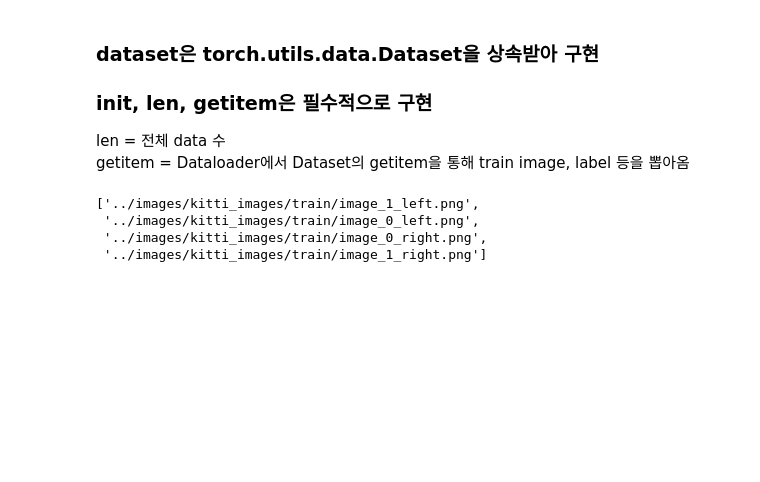
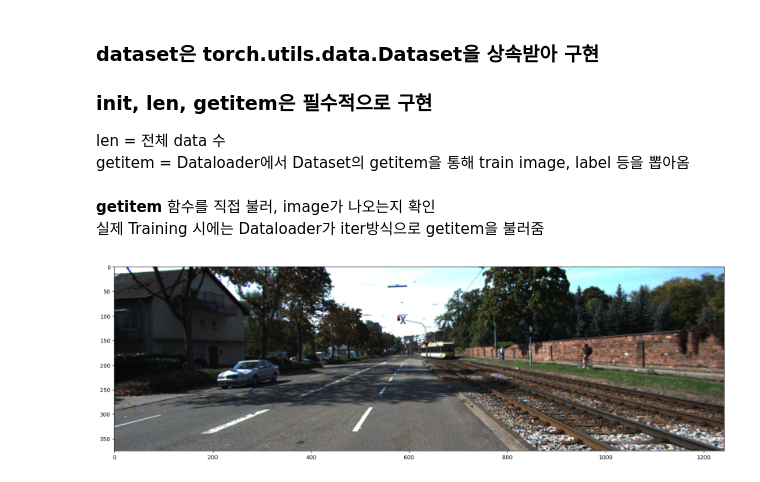
Before and after one commit to Shinsungjun/Code_Seminar, a Jupyter notebook: 1.Data_Loader/DataSet.ipynb, the cells around one changed output. Saved outputs shown, nothing was run; the diff lists cells and outputs as text; code cells hidden in the pictures; blank space fills up the shorter version.

Commit message:
fix dataset

```diff
--- a/1.Data_Loader/DataSet.ipynb
+++ b/1.Data_Loader/DataSet.ipynb
@@ -32,20 +33,41 @@ class DataSet(data.Dataset):
         assert len(self.files) is not 0, f'There are no images in path {self.image_path}'
 
         # Augmentation
-        #self.transform =
+        self.transform = None
 
     def __len__(self):
         return len(self.files)
 
-    def __getitem__(self):
+    def __getitem__(self, index): #!반드시 getitem의 args에는 index가 있음 Dataloader에서 알아서 넘기고 getitem 함수를 실행시켜, image, target을 가져옴
         #TODO: Load Image from file list (self.files), Data Augmentation, Label Load
-        pass
+        img, label = self.pull_item(index)
+
+        #* Need To  Do Transform To Tensor, Data Augmentation, Convert label to right format
+        if self.transform is not None:
+            img, label = self.transform(img, label)
+
+        return img, label
+
+    def pull_item(self, index):
+        img_path = self.files[index]
+        gt_path = img_path.replace('train', 'label') #! directory의 구성에 맞춰 target을 불러오기 위한 path
+
+        img = Image.open(img_path)
+        img = np.asarray(img)
+
+        label = Image.open(gt_path)
+        label = np.asarray(label)
+
+        return img, label
 # %%
 dataset = DataSet(data_root = '../images/kitti_images')
-# %%
-dataset.files
-# %% [output]
-['../images/kitti_images/train/image_1_left.png',
- '../images/kitti_images/train/image_0_left.png',
- '../images/kitti_images/train/image_0_right.png',
- '../images/kitti_images/train/image_1_right.png']
+# %% [markdown]
+__getitem__ 함수를 직접 불러, image가 나오는지 확인
+실제 Training 시에는 Dataloader가 iter방식으로 getitem을 불러줌
+# %%
+img, label = dataset.__getitem__(0)
+plt.figure(figsize=(20,10))
+plt.imshow(img)
+plt.show()
+# %% [output]
+[figure, added]
```
Also changed, not shown: parts of 1 cell of this notebook, 4 other files.
